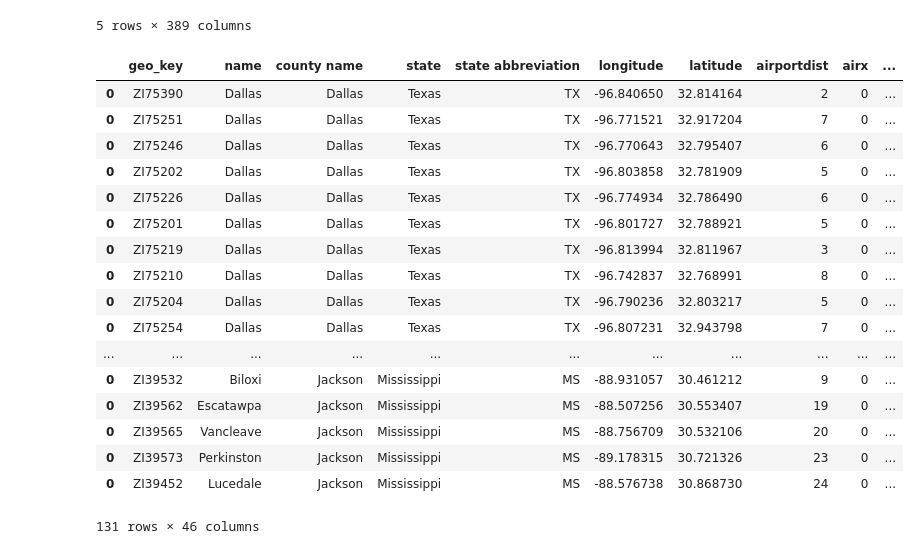
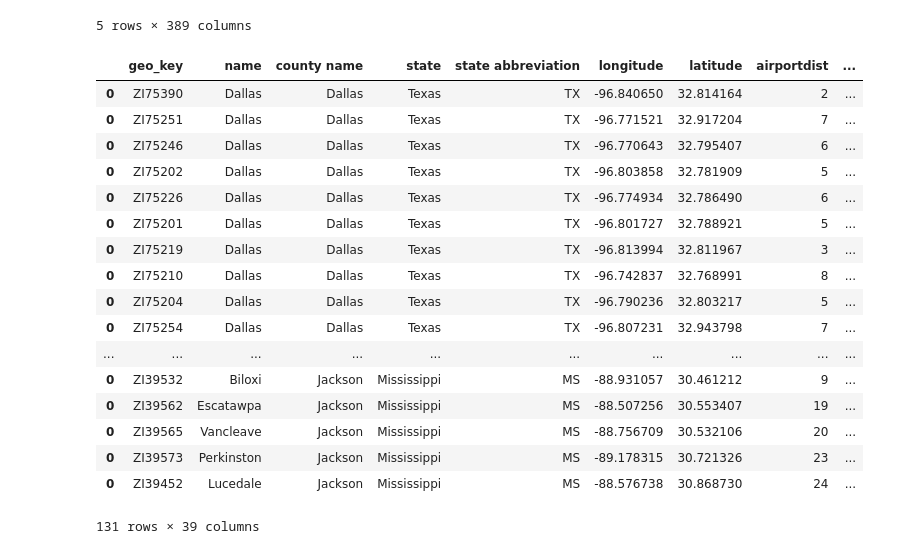
Before and after one commit to ButtonWalker/Team2_Project2, a Jupyter notebook: datapull.ipynb, the cells around one changed output. Saved outputs shown, nothing was run; the diff lists cells and outputs as text; code cells hidden in the pictures.

```diff
--- a/datapull.ipynb
+++ b/datapull.ipynb
@@ -157,7 +216,6 @@ ZI39452
 # latitude	Centroid latitude for the area.
 # longitude	Centroid longitude for the area.
 # airportdist	Distance to closest airport with more than 10,000 boardings annually. Calculated from the geographic centroid of the Census Zip Area (CZA).
-# airx	A score that represents the relative air quality by combining indices of Ozone, Carbon Monoxide, Lead, Nitrogen Oxide, and Particulate matter and comparing to the national average of 100. A score of 200 indicates twice the presence of air pollutants than the national average, while 50 indicates half the presence. The different types of pollution are given equal weight in this score.
 # ancestamer	Number of people living within the area of American descent.
 # ancestamind	Number of people living within the area of Native American descent.
 # ancestasian	Number of people living within the area of Asian descent.
@@ -176,59 +234,52 @@ ZI39452
 # eduhsch	Number of people who are high school graduates.
 # expfoodbev	The costs associated with food at home, food away from home; restaurants, catered affairs, non-alcoholic and alcoholic beverages. Index score (100=National Average)
 # exphealth	The costs associated with health care including: health insurance, medicare payments, medical services, prescription and non prescription drugs and medical supplies. Index score (100=National Average)
 # exphh	The costs associated with owned dwellings; maintenance, repairs, homeowners insurance, property management and security. Index score (100=National Average)
 # exphhops	The costs associated with household operations; in home babysitting and child care, day care, nursery and preschools. Also includes other household expenses like: housekeeping services and supplies, lawn care services, home security, pest control, appliance repair and rental as well as other household products and postage. Index score (100=National Average)
 # exptotal	Average annual expenditures for food, beverages, housing, utilities, household operations, household supplies and furnishings, apparel, transportation, health care, entertainment, personal care, personal insurance, education and miscellaneous. (100=National Average)
 # exptransport	The costs associated with new and used vehicle purchases, vehicle finance charges, gasoline and oil, vehicle repair and maintenance, vehicle insurance, parking and tolls, public transportation and other transportation costs. Index score (100=National Average)
 # three_bedindex	Localized index to show expected local pricing variations for a three bedroom dwelling.
 # three_bed_county	Gross rent estimate for a three bedroom apartment; includes the shelter rent plus the cost of all tenant-paid utilities, except telephones, cable or satellite television service, and internet service.
 # idxexptotal	The average of the total expenses shown within an area per household as it relates to the national average. Index score (100=National Average)
 # inccypcap	Average individual income of people in the area.
 # inccyavehh	Average income of households in the area.
 # medsaleprice	Median residential home sales price for four recent quarters. Based on actual sales collected from Assessor's offices. All included sales are arms length transactions greater than $25,000 representing single family and multi-family (2 - 4) residential sales. Note: This field is only available for approximately 2,500 counties nationally.
-# ozone	An invisible gas that irritates and impairs breathing. Index score (100=National Average).
-#  pm10	Fine particles of pollutants which tend to reduce visibility and invade the lungs deeply. Index score (100=National Average)
 # precipann	Combined average annual rainfall and snowfall in inches.
-# rskcyhanx	The total risk of damaging hailstorms. Based on analysis of historical hail frequency and severity. Index score (100=National Average)
-# rskcyhunx	The total hurricane risk. Based on analysis of historical hurricane tracks and intensity. Index score (100=National Average)
-# rskcyquak	The total earthquake risk. Based on analysis of historical earthquake magnitudes and fault locations. Index score (100=National Average)
-# rskcyrisk	The total risk from various storm types (hurricanes, tornadoes, damaging hailstorms and damaging wind storms). Index score (100=National Average)
 # salestaxrate	The reported sales tax rate for the area. Additional local taxes may apply (see SALESTAXTYPE).
 # trwave	The average commute time of workers living in this area.
 
 
-raw_all_df = appended_main[['geo_key','name','county name','state','state abbreviation',\
+appended_zip = appended_main[['geo_key','name','county name','state','state abbreviation',\
                             'longitude','latitude',\
-                            'airportdist','airx','ancestamer',\
+                            'airportdist','ancestamer',\
                             'ancestamind','ancestasian','ancesteuro',\
                             'ancesthawai','ancesthisp','ancestother',\
                             'ancestunclassified','avgsaleprice',\
                            'avg_prop_tax_year_count','cocrmcytotc',\
                            'crmcytotc','daypop','edubach','eduagelt9_00',\
                            'eduhsch','expfoodbev','exphealth',\
                            'exphh','exphhops','exptotal','exptransport',\
                            'three_bedindex','three_bed_county','idxexptotal',\
                            'inccypcap','inccyavehh','medsaleprice',\
-                           'ozone','pm10','precipann','rskcyhanx',\
-                           'rskcyhunx','rskcyquak','rskcyrisk','salestaxrate',\
+                           'precipann','salestaxrate',\
                            'trwave']]
-raw_all_df
+appended_zip
 # %% [output]
-|  | geo_key | name | county name | state | state abbreviation | longitude | latitude | airportdist | airx | ... |
-| 0 | ZI75390 | Dallas | Dallas | Texas | TX | -96.840650 | 32.814164 | 2 | 0 | ... |
-| 0 | ZI75251 | Dallas | Dallas | Texas | TX | -96.771521 | 32.917204 | 7 | 0 | ... |
-| 0 | ZI75246 | Dallas | Dallas | Texas | TX | -96.770643 | 32.795407 | 6 | 0 | ... |
-| 0 | ZI75202 | Dallas | Dallas | Texas | TX | -96.803858 | 32.781909 | 5 | 0 | ... |
-| 0 | ZI75226 | Dallas | Dallas | Texas | TX | -96.774934 | 32.786490 | 6 | 0 | ... |
-| 0 | ZI75201 | Dallas | Dallas | Texas | TX | -96.801727 | 32.788921 | 5 | 0 | ... |
-| 0 | ZI75219 | Dallas | Dallas | Texas | TX | -96.813994 | 32.811967 | 3 | 0 | ... |
-| 0 | ZI75210 | Dallas | Dallas | Texas | TX | -96.742837 | 32.768991 | 8 | 0 | ... |
-| 0 | ZI75204 | Dallas | Dallas | Texas | TX | -96.790236 | 32.803217 | 5 | 0 | ... |
-| 0 | ZI75254 | Dallas | Dallas | Texas | TX | -96.807231 | 32.943798 | 7 | 0 | ... |
-| ... | ... | ... | ... | ... | ... | ... | ... | ... | ... | ... |
-| 0 | ZI39532 | Biloxi | Jackson | Mississippi | MS | -88.931057 | 30.461212 | 9 | 0 | ... |
-| 0 | ZI39562 | Escatawpa | Jackson | Mississippi | MS | -88.507256 | 30.553407 | 19 | 0 | ... |
-| 0 | ZI39565 | Vancleave | Jackson | Mississippi | MS | -88.756709 | 30.532106 | 20 | 0 | ... |
-| 0 | ZI39573 | Perkinston | Jackson | Mississippi | MS | -89.178315 | 30.721326 | 23 | 0 | ... |
-| 0 | ZI39452 | Lucedale | Jackson | Mississippi | MS | -88.576738 | 30.868730 | 24 | 0 | ... |
+|  | geo_key | name | county name | state | state abbreviation | longitude | latitude | airportdist | ... |
+| 0 | ZI75390 | Dallas | Dallas | Texas | TX | -96.840650 | 32.814164 | 2 | ... |
+| 0 | ZI75251 | Dallas | Dallas | Texas | TX | -96.771521 | 32.917204 | 7 | ... |
+| 0 | ZI75246 | Dallas | Dallas | Texas | TX | -96.770643 | 32.795407 | 6 | ... |
+| 0 | ZI75202 | Dallas | Dallas | Texas | TX | -96.803858 | 32.781909 | 5 | ... |
+| 0 | ZI75226 | Dallas | Dallas | Texas | TX | -96.774934 | 32.786490 | 6 | ... |
+| 0 | ZI75201 | Dallas | Dallas | Texas | TX | -96.801727 | 32.788921 | 5 | ... |
+| 0 | ZI75219 | Dallas | Dallas | Texas | TX | -96.813994 | 32.811967 | 3 | ... |
+| 0 | ZI75210 | Dallas | Dallas | Texas | TX | -96.742837 | 32.768991 | 8 | ... |
+| 0 | ZI75204 | Dallas | Dallas | Texas | TX | -96.790236 | 32.803217 | 5 | ... |
+| 0 | ZI75254 | Dallas | Dallas | Texas | TX | -96.807231 | 32.943798 | 7 | ... |
+| ... | ... | ... | ... | ... | ... | ... | ... | ... | ... |
+| 0 | ZI39532 | Biloxi | Jackson | Mississippi | MS | -88.931057 | 30.461212 | 9 | ... |
+| 0 | ZI39562 | Escatawpa | Jackson | Mississippi | MS | -88.507256 | 30.553407 | 19 | ... |
+| 0 | ZI39565 | Vancleave | Jackson | Mississippi | MS | -88.756709 | 30.532106 | 20 | ... |
+| 0 | ZI39573 | Perkinston | Jackson | Mississippi | MS | -89.178315 | 30.721326 | 23 | ... |
+| 0 | ZI39452 | Lucedale | Jackson | Mississippi | MS | -88.576738 | 30.868730 | 24 | ... |
-131 rows × 46 columns
+131 rows × 39 columns
```
Also changed, not shown: parts of 11 cells of this notebook, 3 other files.
